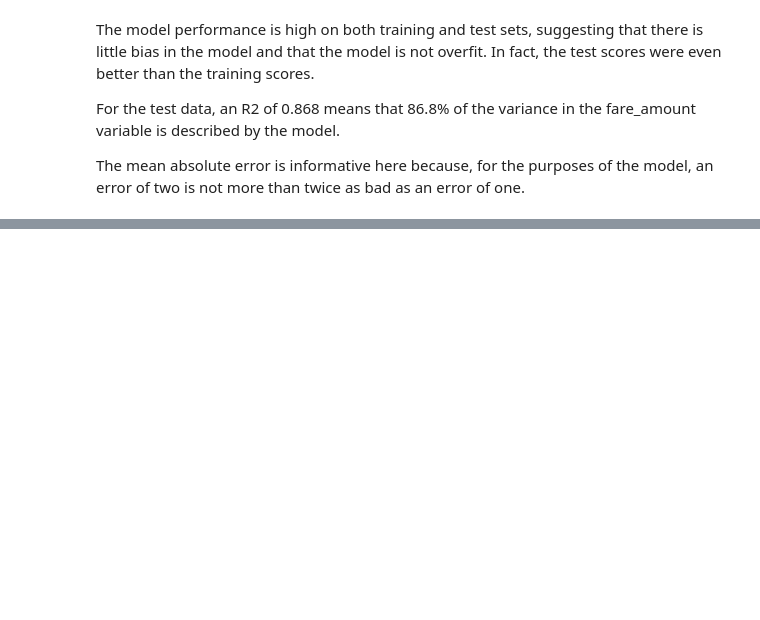
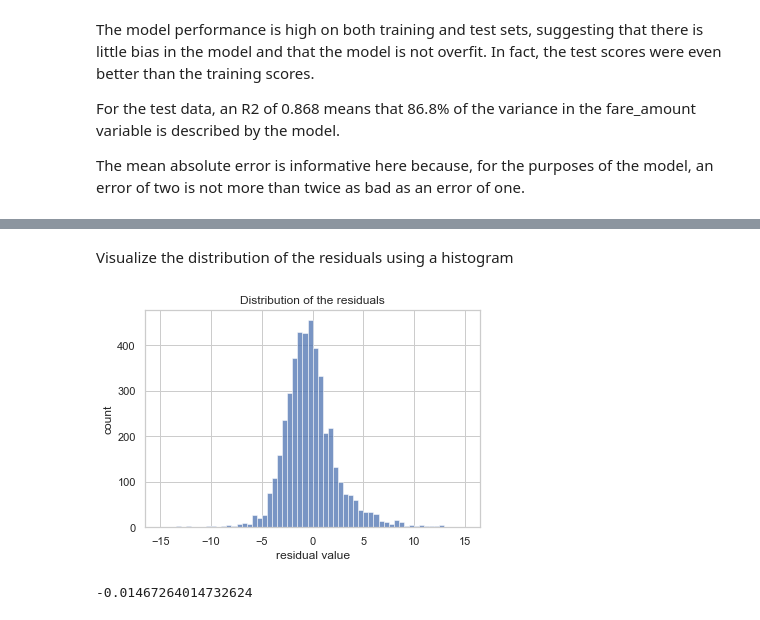
Before and after one commit to Rajnandanigithub/Regression_Analysis, a Jupyter notebook: New_york_Taxi_Fare_prediction.ipynb, the cells around one changed output, grey strips where cells are left out. Drawn from its saved outputs; the diff is of its cells as text; code cells hidden in the pictures; blank space fills up the shorter version.

```diff
--- a/New_york_Taxi_Fare_prediction.ipynb
+++ b/New_york_Taxi_Fare_prediction.ipynb
@@ -692,0 +726,14 @@ The mean absolute error is informative here because, for the purposes of the mod
+# %% [markdown]
+Visualize the distribution of the residuals using a histogram
+# %%
+# Visualize the distribution of the `residuals`
+sns.histplot(results['residual'], bins=np.arange(-15,15.5,0.5))
+plt.title('Distribution of the residuals')
+plt.xlabel('residual value')
+plt.ylabel('count');
+# %% [output]
+[figure, added]
+# %%
+results['residual'].mean()
+# %% [output]
+-0.01467264014732624
```
Also changed, not shown: parts of 26 cells of this notebook.
